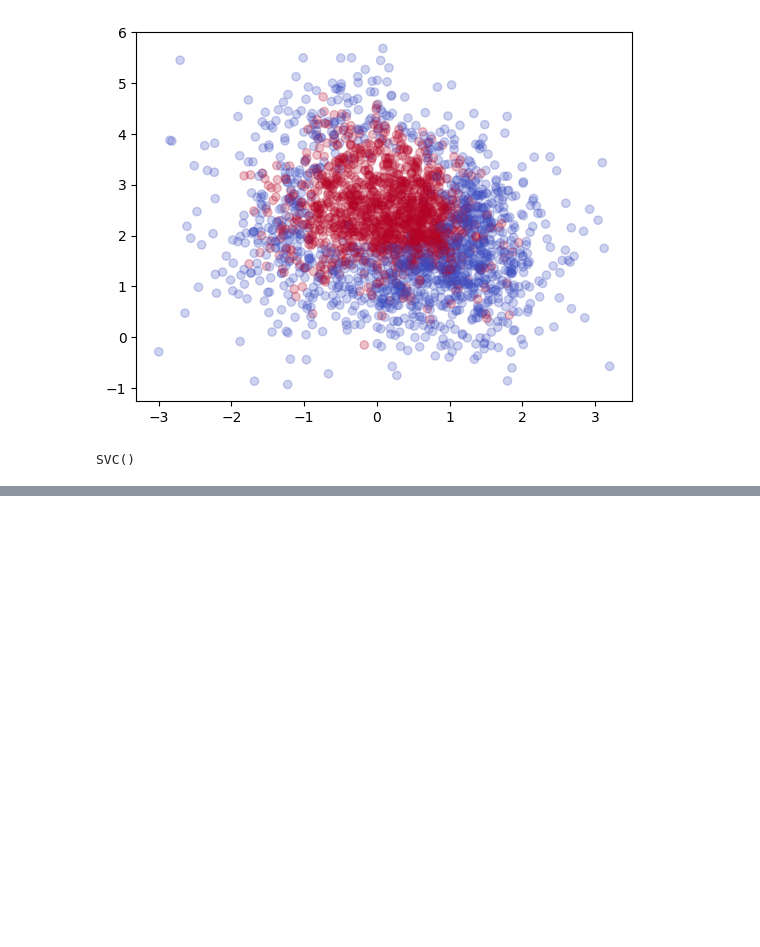
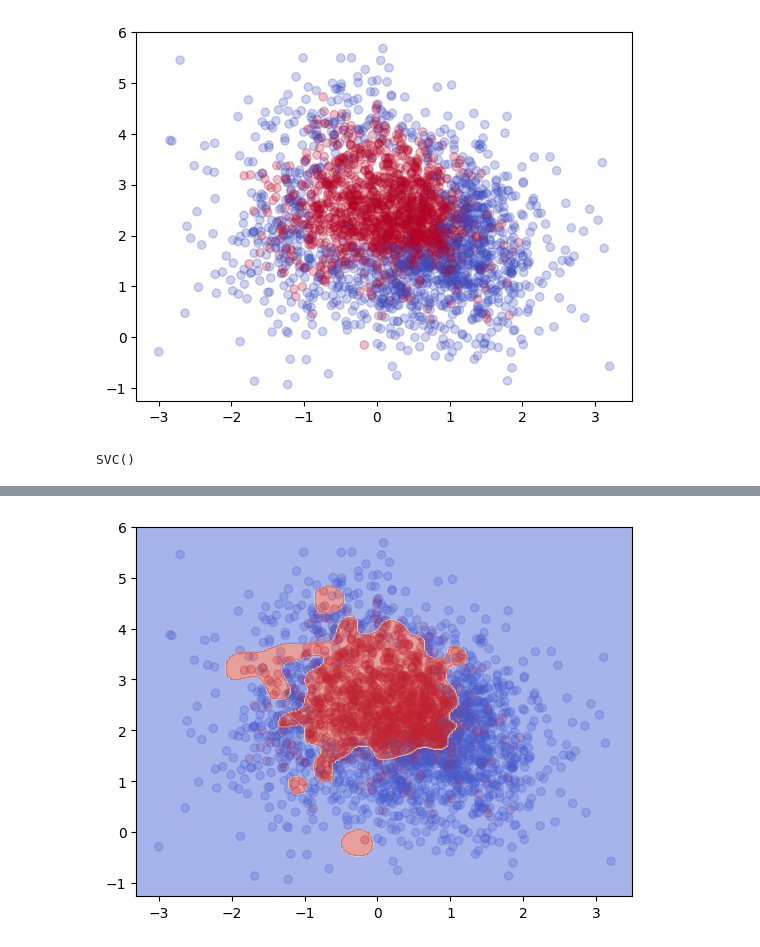
Before and after one commit to dogukanozcelik/Baseball_Strike_Zone, a Jupyter notebook: script.ipynb, the cells around one changed output, grey strips where cells are left out. Saved outputs shown, nothing was run; the diff lists cells and outputs as text; code cells hidden in the pictures; blank space fills up the shorter version.

```diff
--- a/script.ipynb
+++ b/script.ipynb
@@ -78,0 +118,10 @@ SVC()
+# %%
+acc_list = []
+gamma_list = range(1, 16)
+c_list = range(1, 16)
+
+for gamma in gamma_list:
+    for c in c_list:
+        clf = SVC(gamma=gamma, C=c)
+        clf.fit(training_set[['plate_x', 'plate_z']], training_set['type'])
+        acc_list.append(clf.score(validation_set[['plate_x', 'plate_z']], validation_set['type']))
@@ -78,0 +135,10 @@ SVC()
+# %%
+best_model = SVC(gamma=best_gamma, C=best_c)
+best_model.fit(training_set[['plate_x', 'plate_z']], training_set['type'])
+
+fig, ax = plt.subplots()
+ax.scatter(x='plate_x', y='plate_z', c='type', data=aaron_judge, cmap=plt.cm.coolwarm, alpha=0.25)
+draw_boundary(ax, best_model)
+plt.show()
+# %% [output]
+[figure, added]
```
Also changed, not shown: parts of 10 cells of this notebook.
